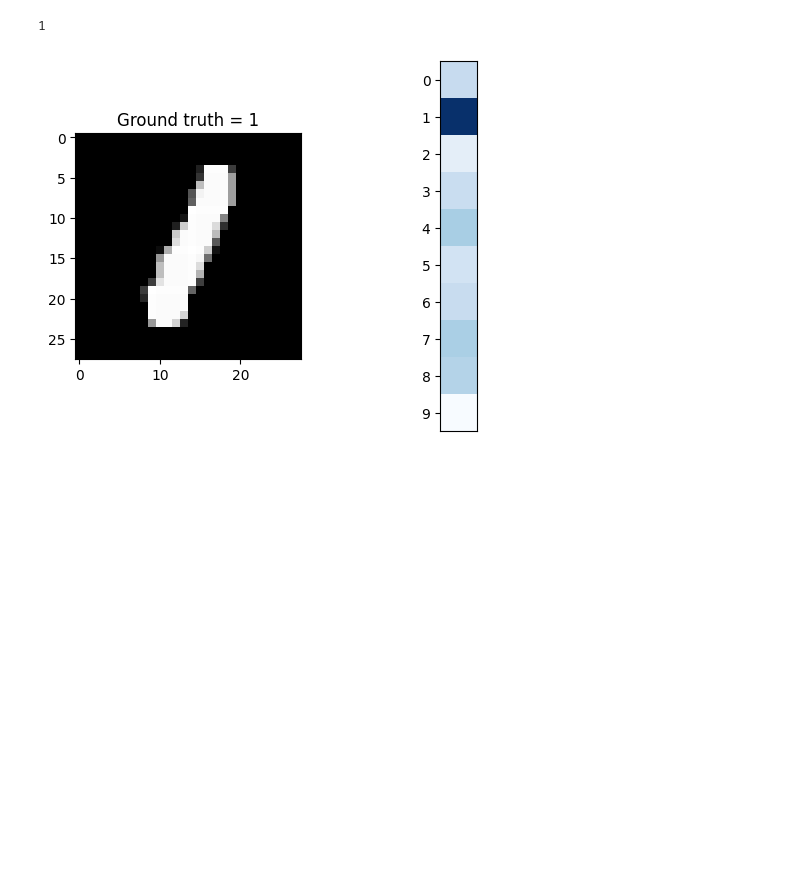
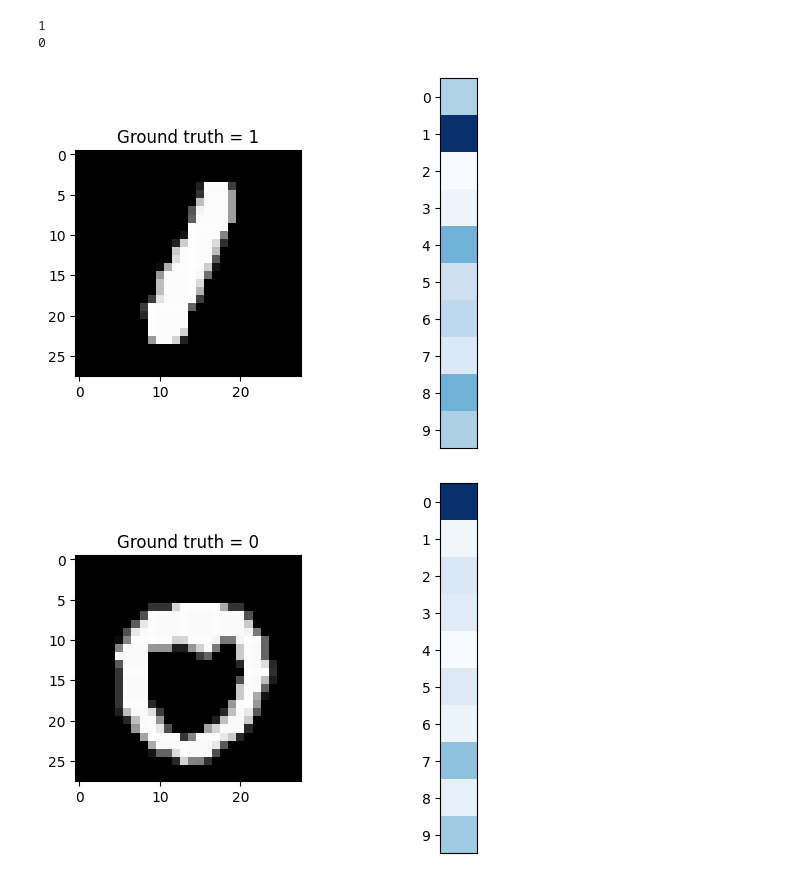
Before and after one commit to krischal111/Learning-ML-by-implementing-myself, a Jupyter notebook: Applying/mnist.ipynb, the cells around one changed output. Cells and saved outputs as stored; diff of their text form; code cells hidden in the pictures; blank space fills up the shorter version.

```diff
--- a/Applying/mnist.ipynb
+++ b/Applying/mnist.ipynb
@@ -38,6 +38,8 @@ if 1:
 # building the model
 a_simple_nn_model = keras.Sequential([
     keras.layers.Flatten(input_shape=(28,28)),
+    keras.layers.Rescaling((1/128)),
+    # keras.layers.Lambda(lambda x: x/128),
     keras.layers.Dense(units=192, activation='gelu'),
     keras.layers.Dense(units=256, activation='gelu'),
     keras.layers.Dense(units=128, activation='gelu'),
@@ -105,23 +115,26 @@ if 1:
 # %%
-questionable_train_cases = [42093]
+questionable_train_cases = [42093, 48218]
+# 48218th train data looks like heart
 questionable_test_cases = []
 
 for case in questionable_train_cases:
     f, (f1, f2) = plt.subplots(1,2)
     x, y = nth_case(train, case)
     print(y)
     f1.imshow(x[0], cmap='gray')
     f1.set_title(f"Ground truth = {y}")
 
     y_pred = a_simple_nn_model(x)
     y = tf.reshape(y_pred, shape=(-1, 1))
     f2.imshow(y, cmap='Blues')
     f2.get_xaxis().set_ticks([])
     f2.get_yaxis().set_ticks(np.arange(10))
 
 
 # for case in questionable_test_cases:
 #     x, t = test[case]
 # %% [output]
 1
+0
-[figure, old version]
+[figure, new version]
+[figure, added]
```
Also changed, not shown: parts of 10 cells of this notebook, 12 other files.
